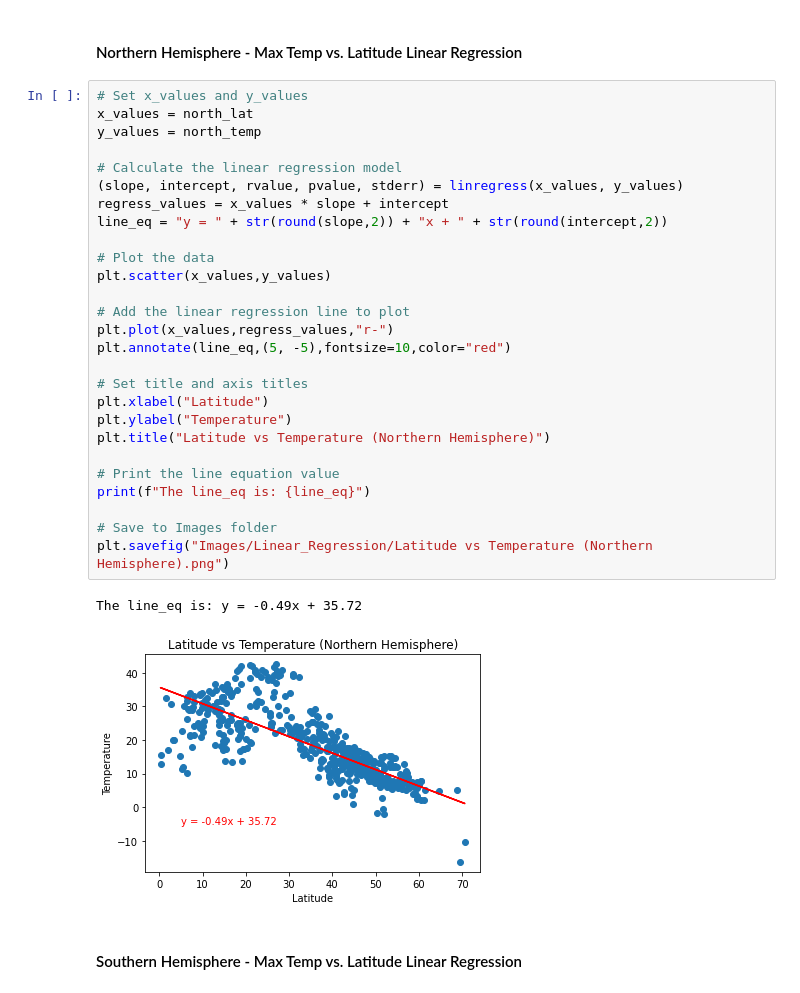
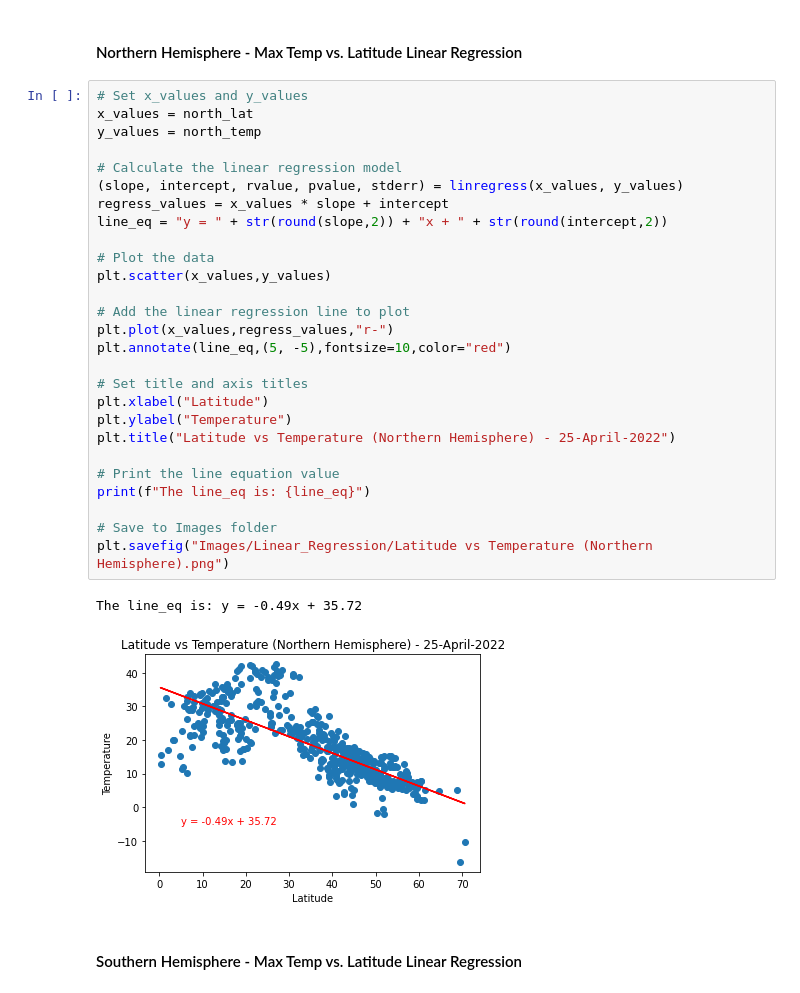
Before and after one commit to Richard-Turnbull/python-api-challenge, a Jupyter notebook: WeatherPy/WeatherPy.ipynb, the cells around one changed output. Saved outputs shown, nothing was run; the diff lists cells and outputs as text.

```diff
--- a/WeatherPy/WeatherPy.ipynb
+++ b/WeatherPy/WeatherPy.ipynb
@@ -256,33 +262,33 @@ south_wind = south_hem_df["Wind_Speed"]
 # %%
 # Set x_values and y_values
 x_values = north_lat
 y_values = north_temp
 
 # Calculate the linear regression model
 (slope, intercept, rvalue, pvalue, stderr) = linregress(x_values, y_values)
 regress_values = x_values * slope + intercept
 line_eq = "y = " + str(round(slope,2)) + "x + " + str(round(intercept,2))
 
 # Plot the data
 plt.scatter(x_values,y_values)
 
 # Add the linear regression line to plot
 plt.plot(x_values,regress_values,"r-")
 plt.annotate(line_eq,(5, -5),fontsize=10,color="red")
 
 # Set title and axis titles
 plt.xlabel("Latitude")
 plt.ylabel("Temperature")
-plt.title("Latitude vs Temperature (Northern Hemisphere)")
+plt.title("Latitude vs Temperature (Northern Hemisphere) - 25-April-2022")
 
 # Print the line equation value
 print(f"The line_eq is: {line_eq}")
 
 # Save to Images folder
 plt.savefig("Images/Linear_Regression/Latitude vs Temperature (Northern Hemisphere).png")
 # %% [output]
 The line_eq is: y = -0.49x + 35.72
-[figure, old version]
+[figure, new version]
 # %% [markdown]
 ####  Southern Hemisphere - Max Temp vs. Latitude Linear Regression
 # %%
```
Also changed, not shown: parts of 13 cells of this notebook, 15 other files.
